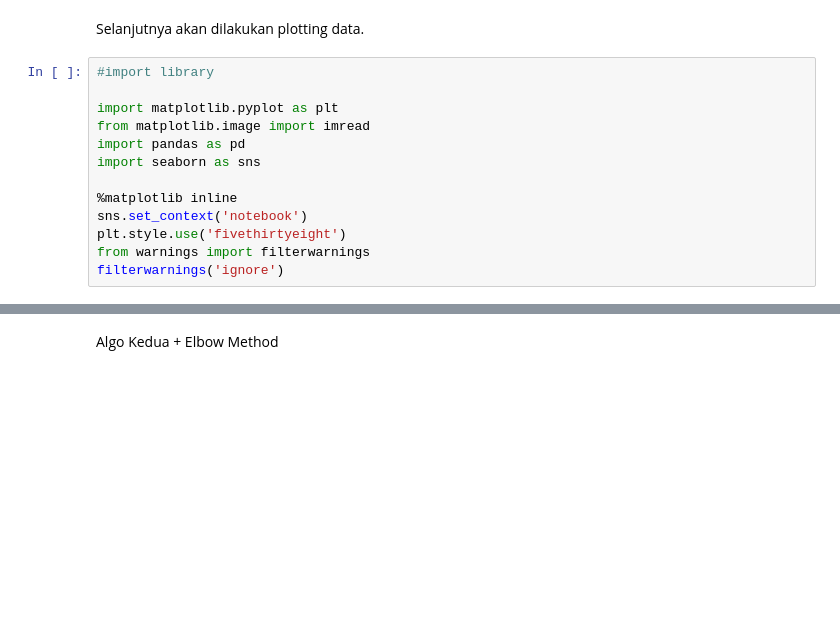
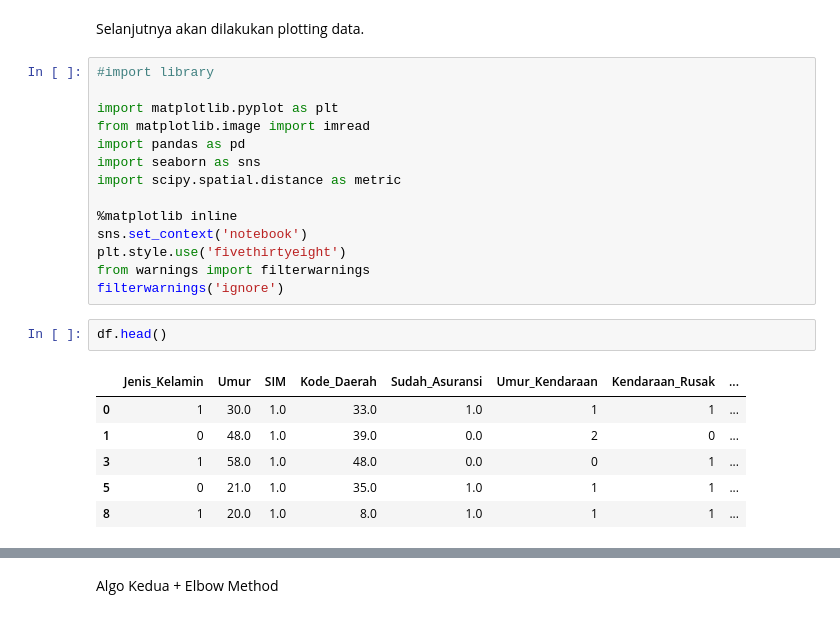
Before and after one commit to farisazizy/Artificial-Intelligence, a Jupyter notebook: clustering.ipynb, the cells around one changed output, grey strips where cells are left out. Cells and saved outputs as stored; diff of their text form; blank space fills up the shorter version.

```diff
--- a/clustering.ipynb
+++ b/clustering.ipynb
@@ -163,9 +163,19 @@ import matplotlib.pyplot as plt
 from matplotlib.image import imread
 import pandas as pd
 import seaborn as sns
+import scipy.spatial.distance as metric
 
 %matplotlib inline
 sns.set_context('notebook')
 plt.style.use('fivethirtyeight')
 from warnings import filterwarnings
 filterwarnings('ignore')
+# %%
+df.head()
+# %% [output]
+|  | Jenis_Kelamin | Umur | SIM | Kode_Daerah | Sudah_Asuransi | Umur_Kendaraan | Kendaraan_Rusak | ... |
+| 0 | 1 | 30.0 | 1.0 | 33.0 | 1.0 | 1 | 1 | ... |
+| 1 | 0 | 48.0 | 1.0 | 39.0 | 0.0 | 2 | 0 | ... |
+| 3 | 1 | 58.0 | 1.0 | 48.0 | 0.0 | 0 | 1 | ... |
+| 5 | 0 | 21.0 | 1.0 | 35.0 | 1.0 | 1 | 1 | ... |
+| 8 | 1 | 20.0 | 1.0 | 8.0 | 1.0 | 1 | 1 | ... |
```
Also changed, not shown: parts of 9 cells of this notebook.
